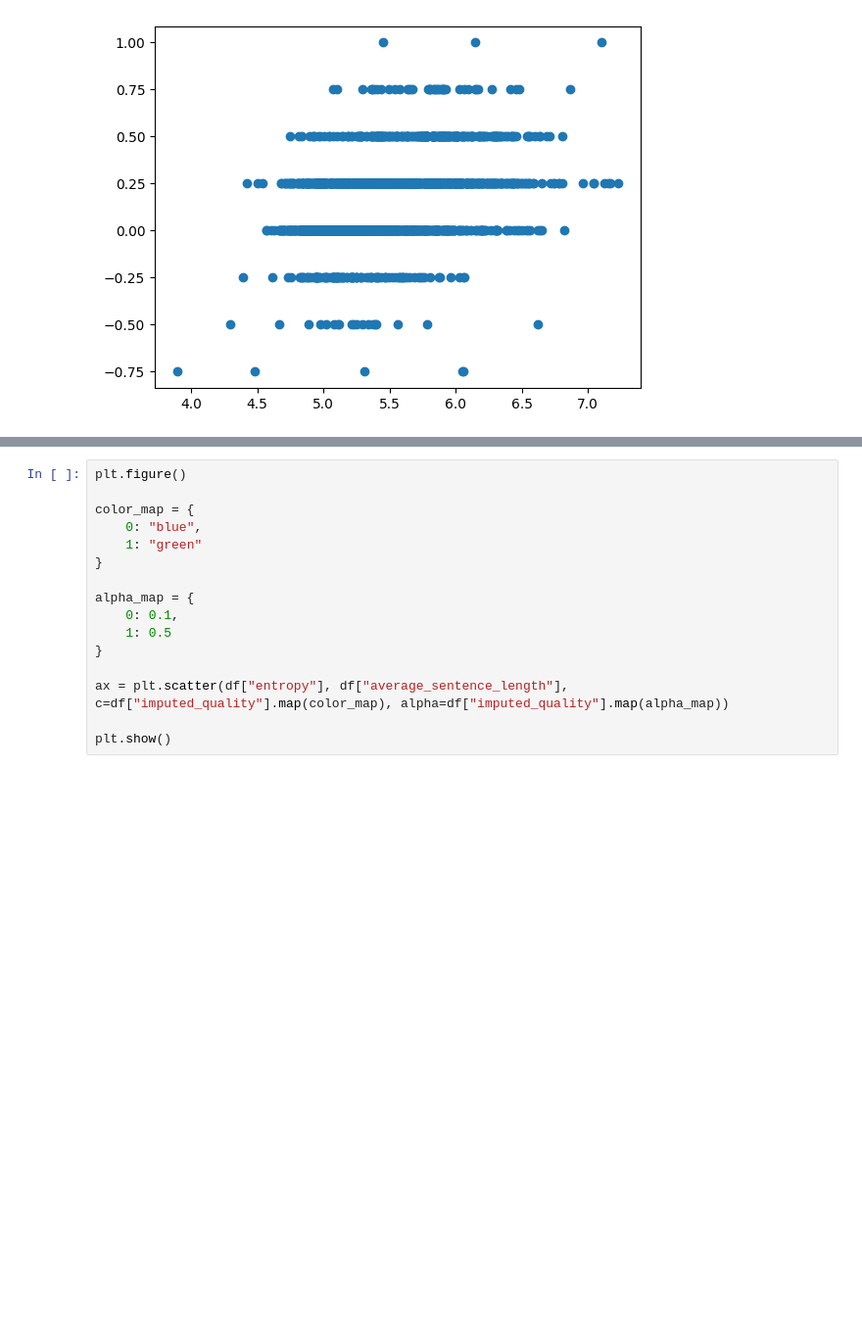
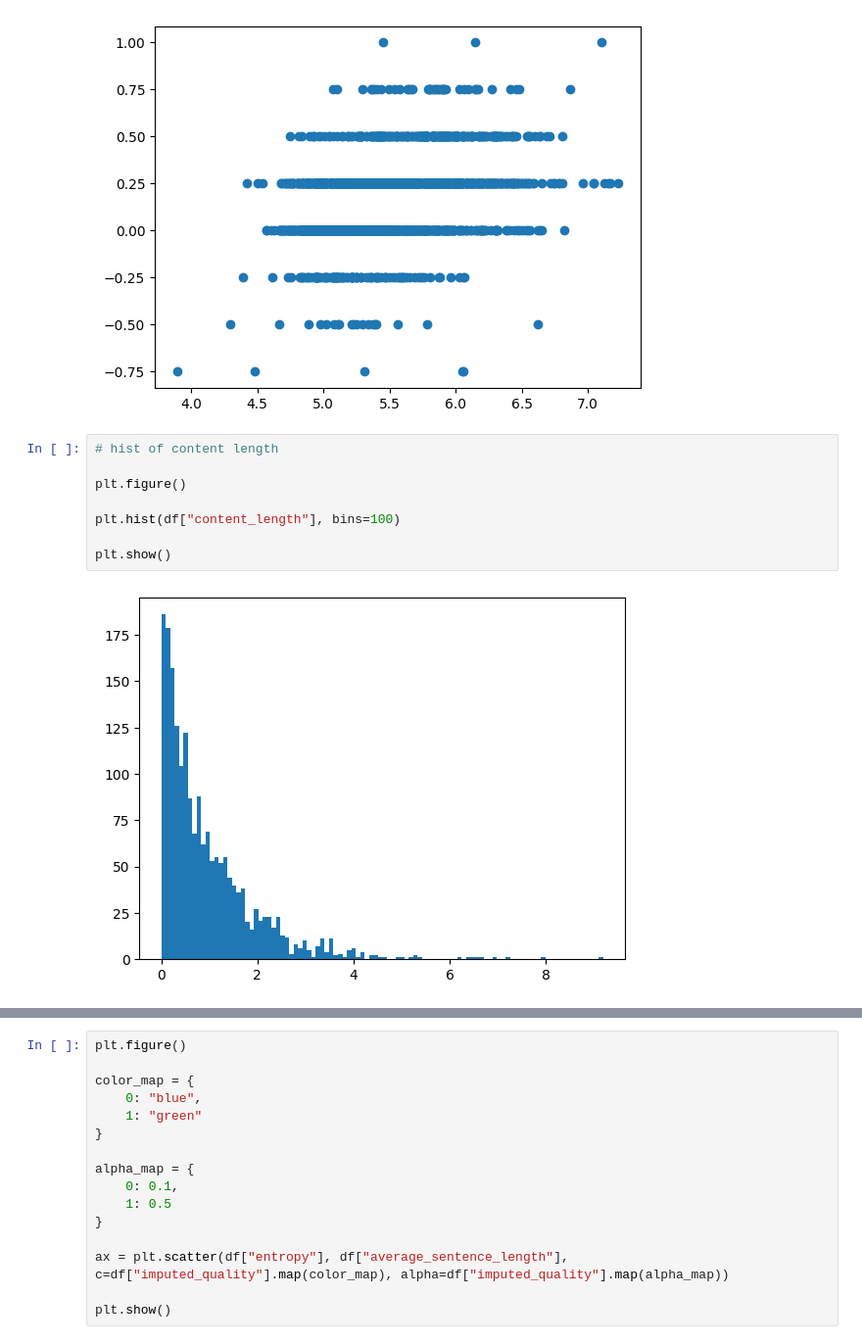
Before and after one commit to Nicholas-Sliter/csci0451-final-project, a Jupyter notebook: model/test.ipynb, the cells around one changed output, grey strips where cells are left out. Shown at 98% size. Drawn from its saved outputs; the diff is of its cells as text; blank space fills up the shorter version.

```diff
--- a/model/test.ipynb
+++ b/model/test.ipynb
@@ -435,3 +504,13 @@ plt.scatter(df["word_entropy"], df["votes"])
 plt.show()
 # %% [output]
 [figure]
+# %%
+# hist of content length
+
+plt.figure()
+
+plt.hist(df["content_length"], bins=100)
+
+plt.show()
+# %% [output]
+[figure, added]
```
Also changed, not shown: parts of 20 cells of this notebook, 1 other file.
